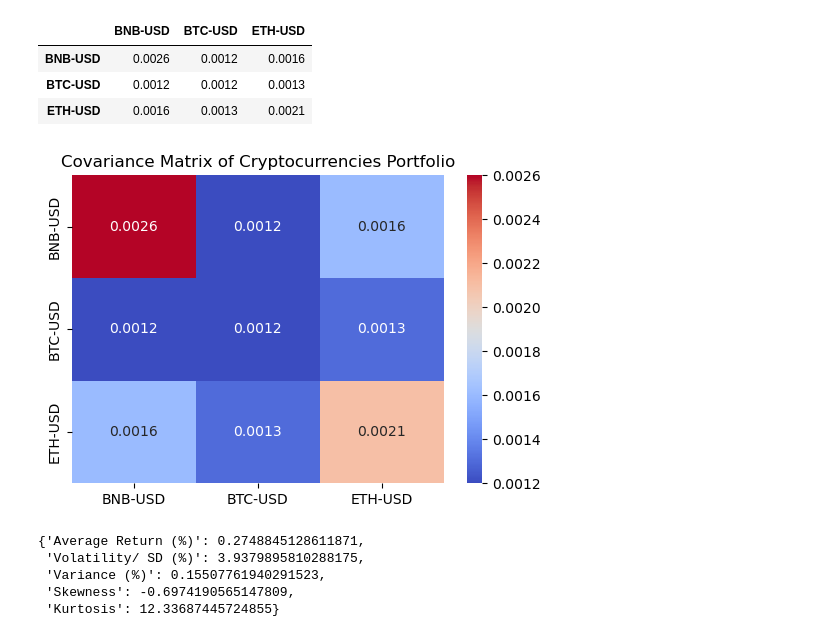
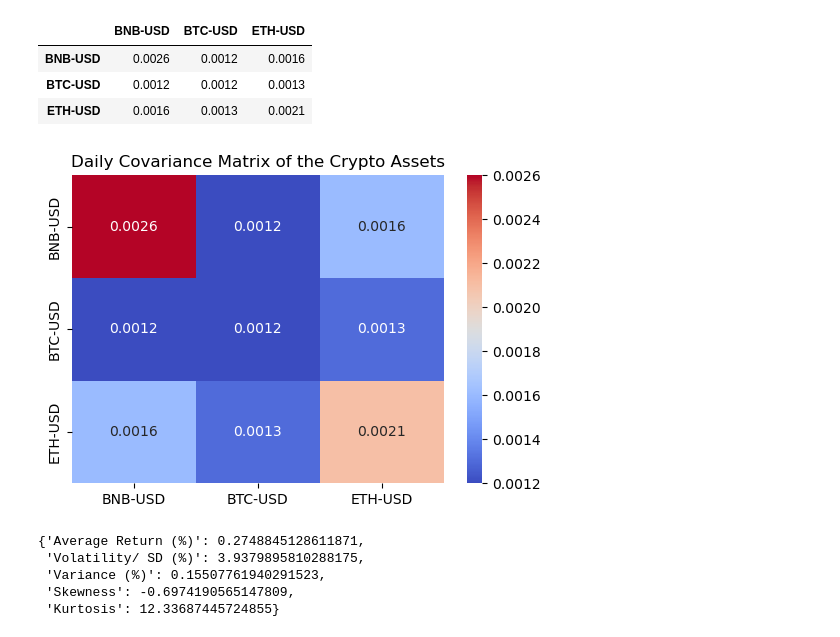
Before and after one commit to santosh3110/Crypto-Portfolio, a Jupyter notebook: Crypto_Portfolio.ipynb, the cells around one changed output. Cells and saved outputs as stored; diff of their text form; code cells hidden in the pictures.

```diff
--- a/Crypto_Portfolio.ipynb
+++ b/Crypto_Portfolio.ipynb
@@ -132,11 +132,11 @@ covariances
 # %%
 #  Plot a heatmap for the covariance matrix
 plt.figure(figsize=(6, 4))
 sns.heatmap(covariances, annot=True, cmap="coolwarm", fmt=".4f")
-plt.title("Daily Covariance Matrix of Cryptocurrencies Portfolio")
+plt.title("Daily Covariance Matrix of the Crypto Assets")
 plt.show()
 # %% [output]
-[figure, old version]
+[figure, new version]
 # %%
 # Create a Baseweight Portfolio
 weights=np.array([1/3, 1/3, 1/3])
```
Also changed, not shown: parts of 5 cells of this notebook.
